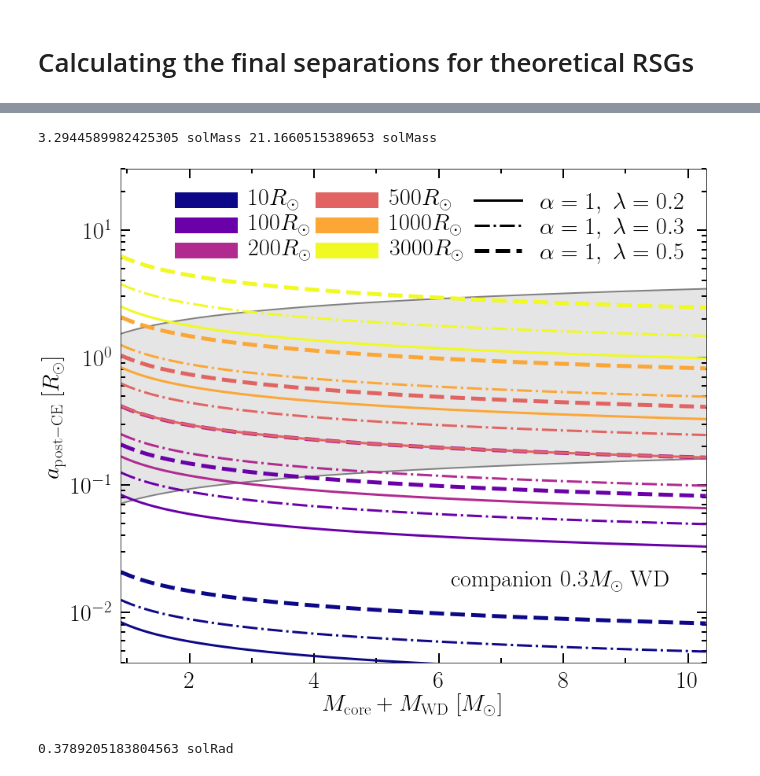
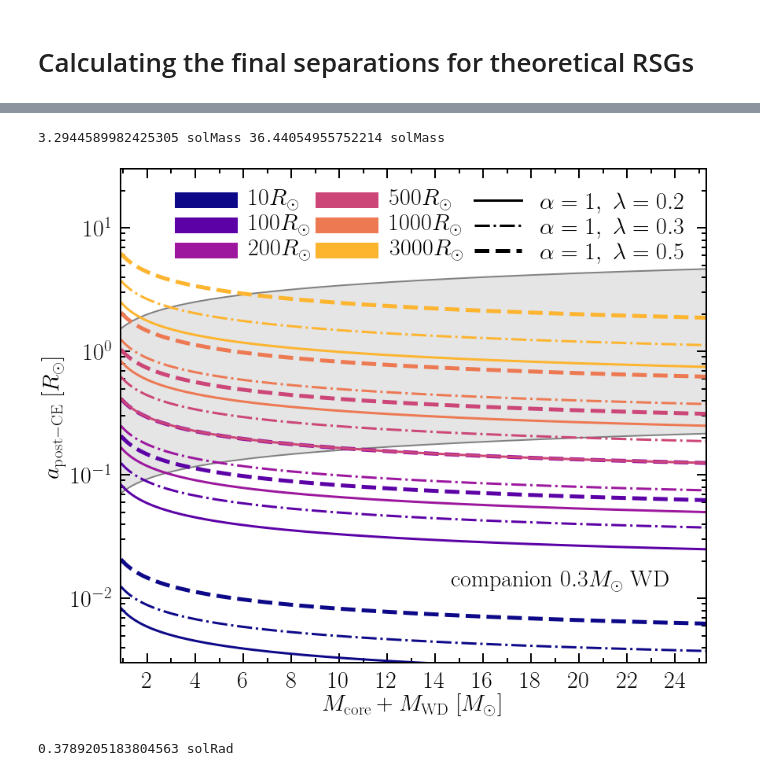
Before and after one commit to tcallister/LISA-and-CE-Evolution, a Jupyter notebook: CEinLISA.ipynb, the cells around one changed output, grey strips where cells are left out. Saved outputs shown, nothing was run; the diff lists cells and outputs as text; code cells hidden in the pictures.

Commit message:
minor plots

```diff
--- a/CEinLISA.ipynb
+++ b/CEinLISA.ipynb
@@ -129,10 +130,10 @@ def Menv(Mc):
     Mtot = np.interp(Mc,Mcore, Mass, left=0)
     Menv = Mtot - Mc
     #sanity check
-    fig, ax = plt.subplots(figsize=(12,10))
-    ax.plot(Mcore, M)
-    ax.set_xlabel(r"$M_\mathrm{He} \ [M_\odot]$", size=30)
-    ax.set_ylabel(r"$M_\mathrm{tot} \ [M_\odot]$", size=30)
+    # fig, ax = plt.subplots(figsize=(12,10))
+    # ax.plot(Mcore, M)
+    # ax.set_xlabel(r"$M_\mathrm{He} \ [M_\odot]$", size=30)
+    # ax.set_ylabel(r"$M_\mathrm{tot} \ [M_\odot]$", size=30)
     # ax.axvline(Mc)
     # ax.axhline(Mtot)
     return Menv
@@ -144,5 +144,5 @@ Menv(5) #np.arange(0.6,10,0.01))
 # %%
-rainbow = plt.cm.plasma(np.linspace(0.0,1,6) ) #3rd num is the number of colours
+rainbow = plt.cm.plasma(np.linspace(0.0,1,7) ) #3rd num is the number of colours
 
 
 def Rrl(a, m1, m2):
@@ -180,7 +180,7 @@ def plot_afinal_Mgw(companion_mass = 0.3):
 
     fig, ax = plt.subplots(figsize=(12,10))
 
-    core_masses = np.arange(0.6, 10, 0.01) #Donor core masses
+    core_masses = np.arange(0.6, 25, 0.01) #Donor core masses
     # Mathieu: for core mass less than 0.6 the envelope mass from BSE is negative (guess those stars live longer than the universe!)
     # np.arange(0.1, 10, 0.01) #Donor core masses
     masses = core_masses + companion_mass
@@ -215,36 +215,44 @@ def plot_afinal_Mgw(companion_mass = 0.3):
     ax.plot(np.nan, np.nan, ls='-', c='k',lw=3, label=r"$\alpha=1,\ \lambda=0.2$")
     ax.plot(np.nan, np.nan, ls='-.',c='k',lw=3, label=r"$\alpha=1,\ \lambda=0.3$")
     ax.plot(np.nan, np.nan, ls='--',c='k',lw=5, label=r"$\alpha=1,\ \lambda=0.5$")
 
     ax.fill_between(masses, aLISAexit(masses), aLISA(masses), facecolor='#808080',  alpha=0.2, zorder=0)
     plt.plot(masses, aLISA(masses), c = '#808080', lw=2, ls='-',  zorder=0) # label = 'aLISA enter',
     plt.plot(masses, aLISAexit(masses), c = '#808080',lw=2, linestyle='-',  zorder=0) # label = 'aLISA exit',
 
     plt.text(0.75, 0.16, r'$\mathrm{companion}\ '+str(companion_mass.value)+r'M_\odot \ \mathrm{WD}$', fontsize = 30, horizontalalignment='center', verticalalignment='center', transform=ax.transAxes)
 
     l = ax.legend(fontsize = 30, loc = 'upper right', ncol=3, columnspacing=0.5, labelspacing=0.1)
     l.draw_frame(False)
     plt.xlabel(r'$M_\mathrm{core} + M_\mathrm{ WD}\ [M_\odot]$',size = 30)
     plt.ylabel(r'$a_\mathrm{post-CE}\ [R_\odot]$',size = 30)
     plt.tick_params(axis='both', which='major', labelsize=25) #right side
     plt.yscale('log')
     ax.tick_params(axis='both', which='major', width=2, top="on", right="on", length=12, pad=10, labelsize=30, direction='in')
     ax.tick_params(axis='both', which='minor', width=2, top="on", right="on", length=6, pad=10, direction='in')
     ax.xaxis.set_major_locator(MultipleLocator(2))
     ax.xaxis.set_minor_locator(MultipleLocator(1))
     # ax.yaxis.set_major_locator(MultipleLocator(5))
     # ax.yaxis.set_minor_locator(MultipleLocator(1))
-    ax.set_ylim(4e-3,30)
+    ax.set_ylim(3e-3,30)
+    ax.spines['top'].set_linewidth(2)
+    ax.spines['bottom'].set_linewidth(2)
+    ax.spines['right'].set_linewidth(2)
+    ax.spines['left'].set_linewidth(2)
+    ## annotate the effect of changing $\alpha$
+
+
+
     ax.set_xlim(min(masses.value), max(masses.value))
     plt.tight_layout()
     plt.savefig('many_lambdas'+str(companion_mass.value).replace('.', 'd')+'.pdf', bbox_inches='tight')
     plt.show()
 
 
 plot_afinal_Mgw(companion_mass = 0.3)
 # %% [output]
-3.2944589982425305 solMass 21.1660515389653 solMass
+3.2944589982425305 solMass 36.44054955752214 solMass
-[figure, old version]
+[figure, new version]
 # %%
 print(Rrl(a = 1*u.Rsun, m1 = 0.5 *u.Msun, m2= 0.5 *u.Msun))
 # %% [output]
```
Also changed, not shown: parts of 2 cells of this notebook, 2 other files.
